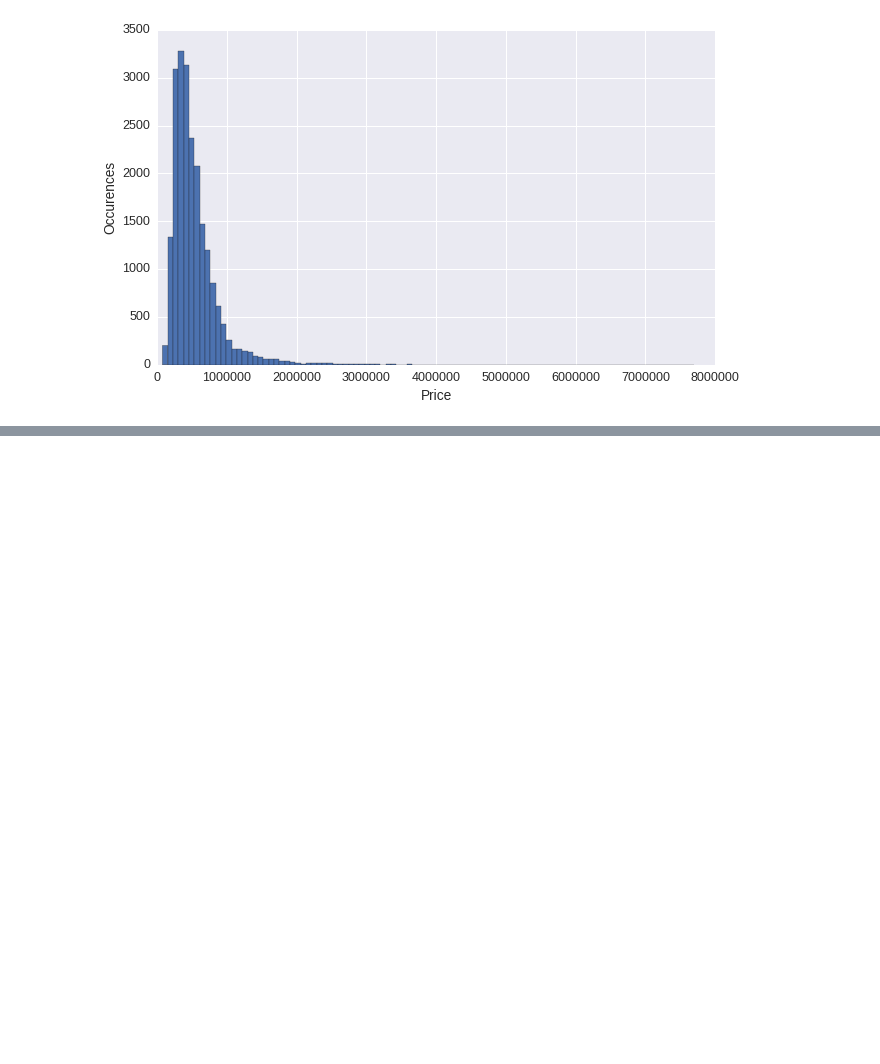
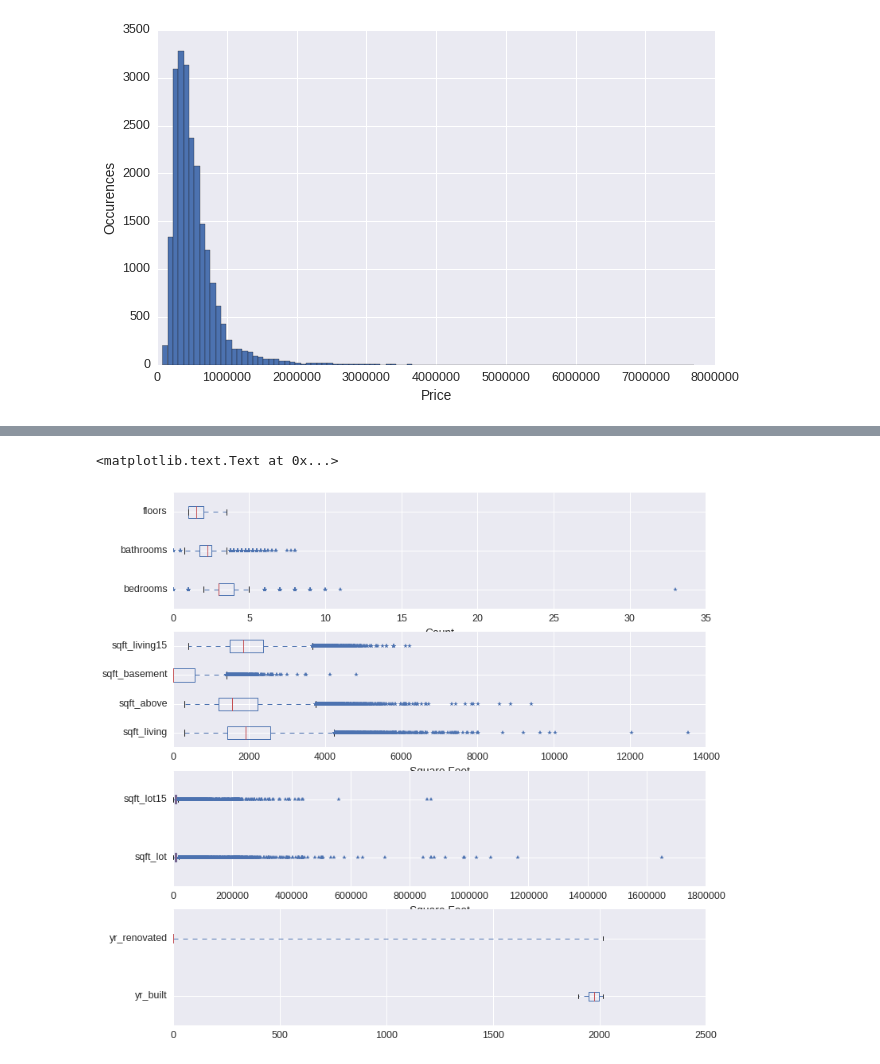
Before and after one commit to dbricare/kaggle, a Jupyter notebook: kingcountyhomeprices/RegressionHousingPrices1.ipynb, the cells around one changed output, grey strips where cells are left out. Drawn from its saved outputs; the diff is of its cells as text; code cells hidden in the pictures; blank space fills up the shorter version.

```diff
--- a/kingcountyhomeprices/RegressionHousingPrices1.ipynb
+++ b/kingcountyhomeprices/RegressionHousingPrices1.ipynb
@@ -239,0 +127,20 @@ OLS Regression Results
+# %%
+# check for extreme outliers or nonsensical values
+
+f,ax = plt.subplots(4, 1, figsize=(12,12))
+
+df[['bedrooms', 'bathrooms', 'floors']].plot(kind='box', vert=False, sym='*', ax=ax[0])
+
+sqfts = [col for col in df.columns if 'sqft' in col and 'lot' not in col]
+df[sqfts].plot(kind='box', vert=False, sym='*', ax=ax[1])
+
+df[[col for col in df.columns if 'sqft' in col and 'lot' in col]].plot(kind='box', vert=False, sym='*', ax=ax[2])
+
+df[[col for col in df.columns if 'yr' in col]].plot(kind='box', vert=False, sym='*', ax=ax[3])
+
+ax[0].set_xlabel('Count')
+ax[1].set_xlabel('Square Feet')
+ax[2].set_xlabel('Square Feet')
+# %% [output]
+<matplotlib.text.Text at 0x...>
+[figure, added]
```
Also changed, not shown: parts of 48 cells of this notebook.
